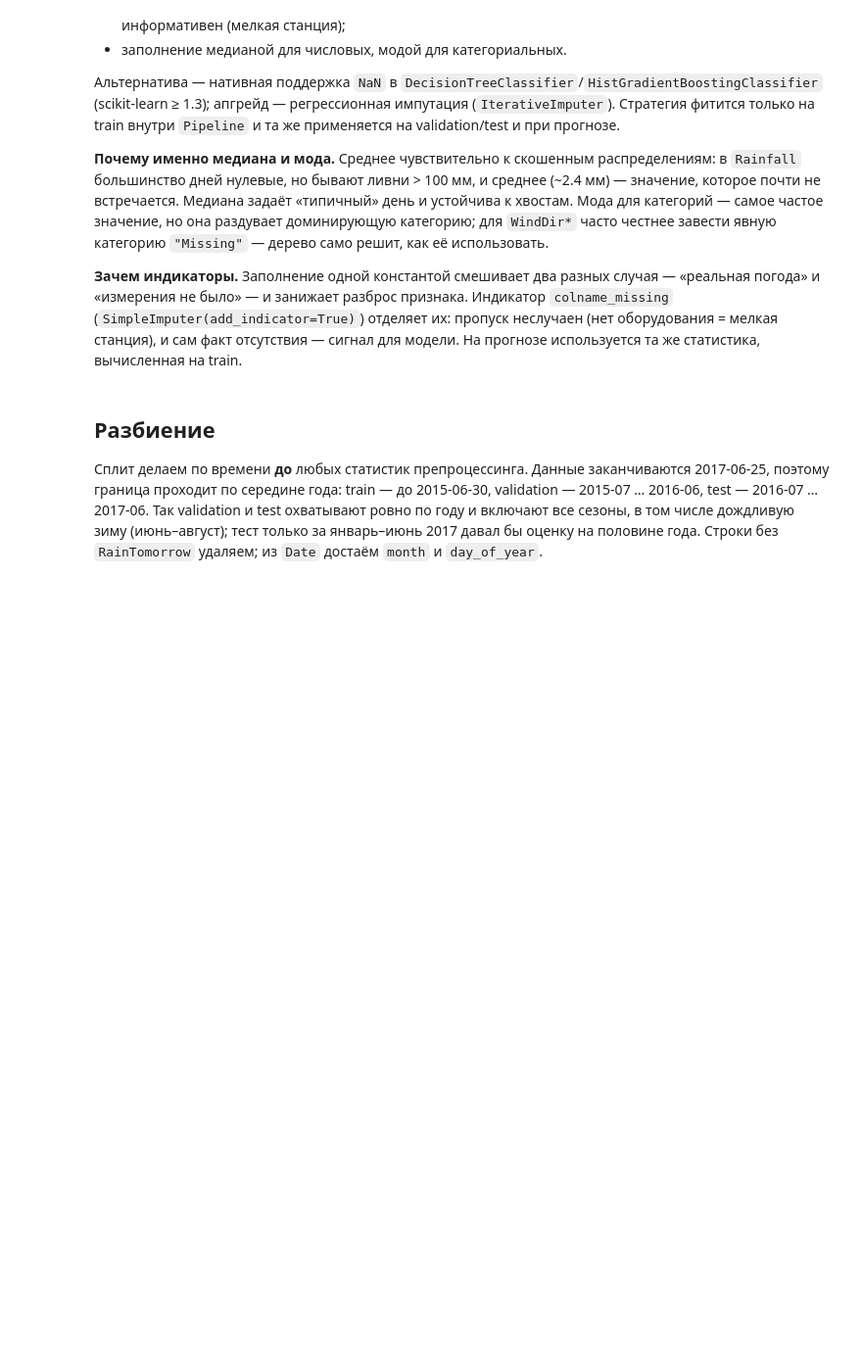
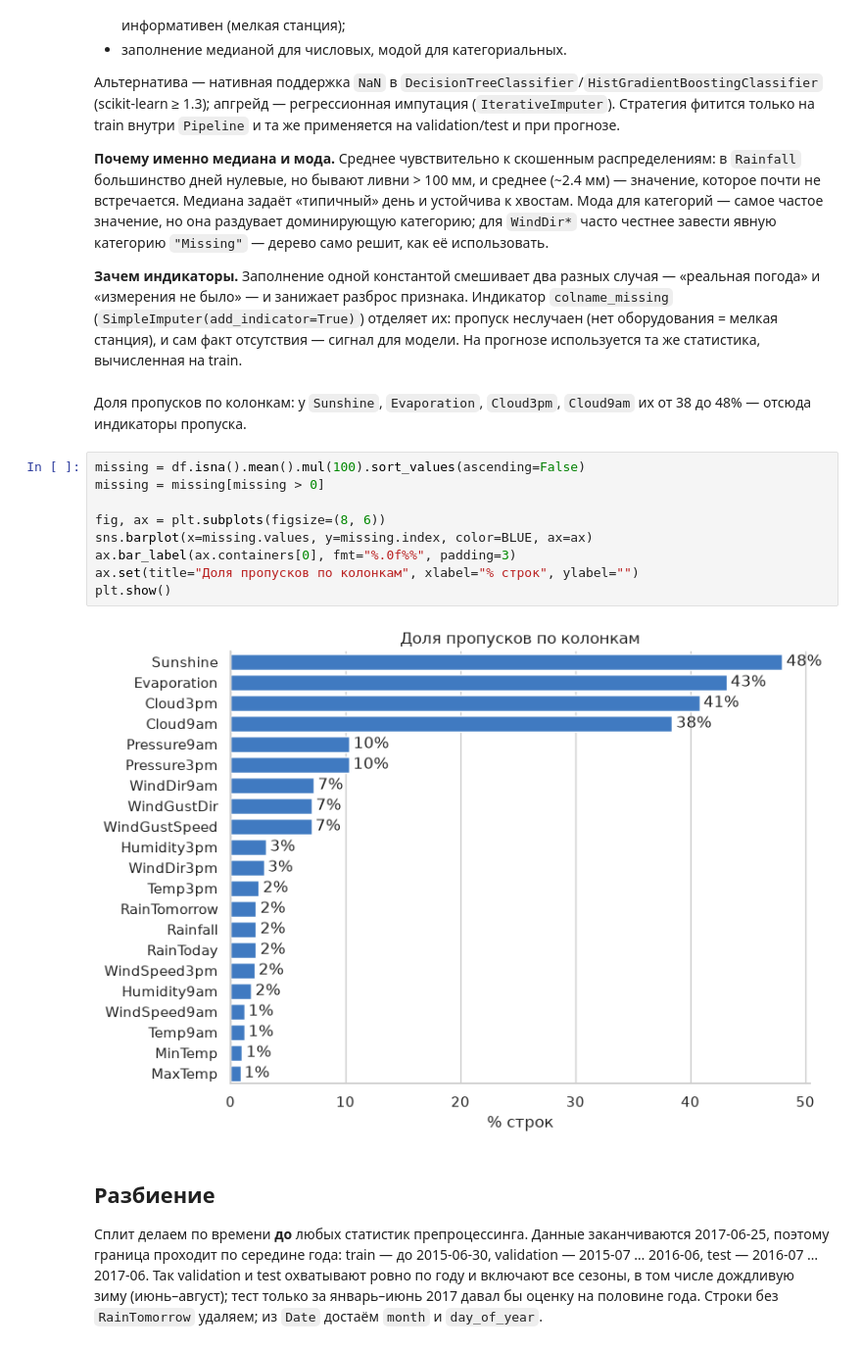
Before and after one commit to gpuslave/ml, a Jupyter notebook: notebooks/decision-tree-ensemble-gradboost.ipynb, the cells around one changed output. Shown at 98% size. Cells and saved outputs as stored; diff of their text form; blank space fills up the shorter version.

```diff
--- a/notebooks/decision-tree-ensemble-gradboost.ipynb
+++ b/notebooks/decision-tree-ensemble-gradboost.ipynb
@@ -115,6 +142,19 @@ Name: count, dtype: int64
 **Почему именно медиана и мода.** Среднее чувствительно к скошенным распределениям: в `Rainfall` большинство дней нулевые, но бывают ливни > 100 мм, и среднее (~2.4 мм) — значение, которое почти не встречается. Медиана задаёт «типичный» день и устойчива к хвостам. Мода для категорий — самое частое значение, но она раздувает доминирующую категорию; для `WindDir*` часто честнее завести явную категорию `"Missing"` — дерево само решит, как её использовать.
 
 **Зачем индикаторы.** Заполнение одной константой смешивает два разных случая — «реальная погода» и «измерения не было» — и занижает разброс признака. Индикатор `colname_missing` (`SimpleImputer(add_indicator=True)`) отделяет их: пропуск неслучаен (нет оборудования = мелкая станция), и сам факт отсутствия — сигнал для модели. На прогнозе используется та же статистика, вычисленная на train.
+# %% [markdown]
+Доля пропусков по колонкам: у `Sunshine`, `Evaporation`, `Cloud3pm`, `Cloud9am` их от 38 до 48% — отсюда индикаторы пропуска.
+# %%
+missing = df.isna().mean().mul(100).sort_values(ascending=False)
+missing = missing[missing > 0]
+
+fig, ax = plt.subplots(figsize=(8, 6))
+sns.barplot(x=missing.values, y=missing.index, color=BLUE, ax=ax)
+ax.bar_label(ax.containers[0], fmt="%.0f%%", padding=3)
+ax.set(title="Доля пропусков по колонкам", xlabel="% строк", ylabel="")
+plt.show()
+# %% [output]
+[figure, added]
 # %% [markdown]
 ## Разбиение
 
```
Also changed, not shown: parts of 21 cells of this notebook, 3 other files.
